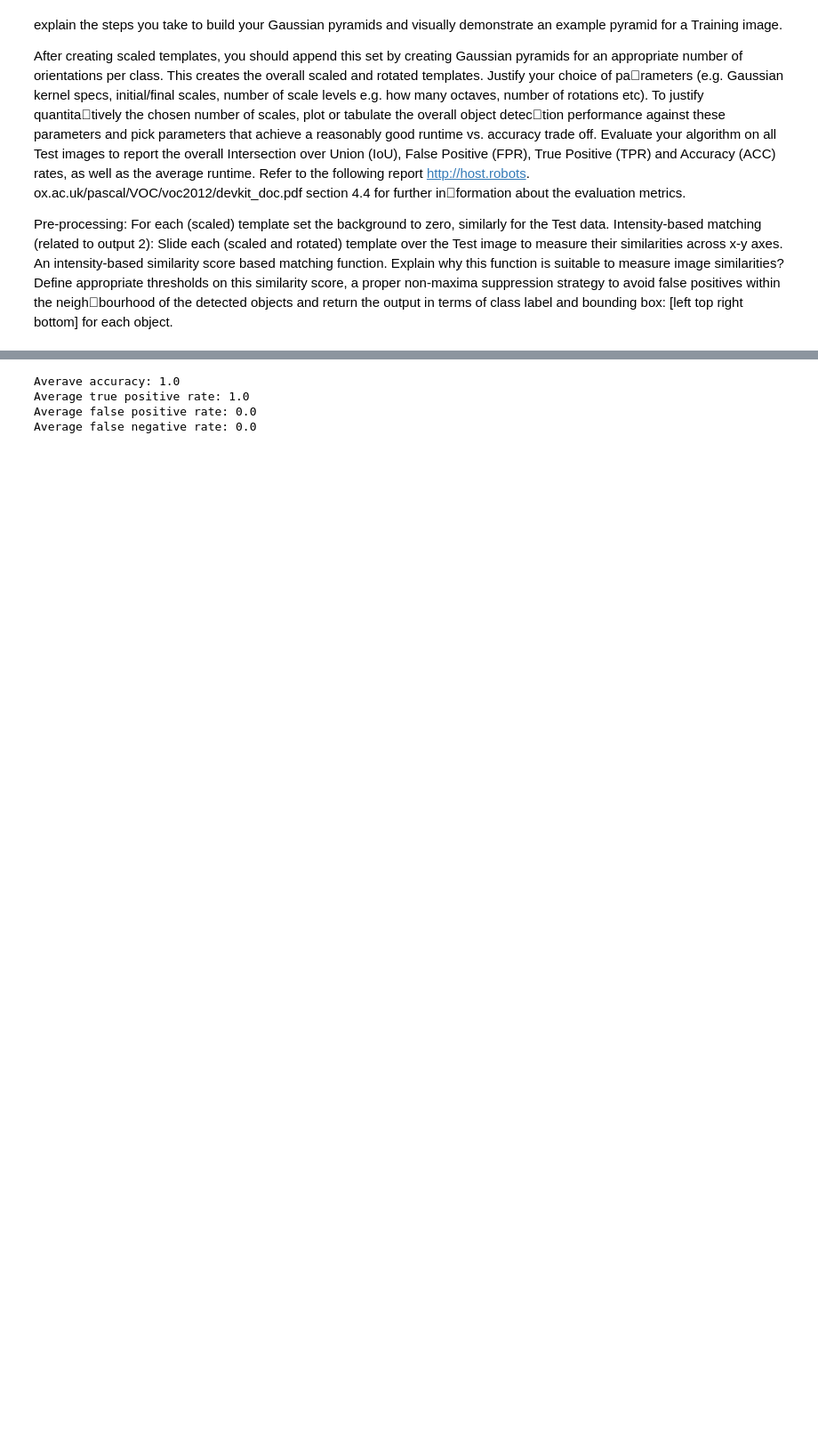
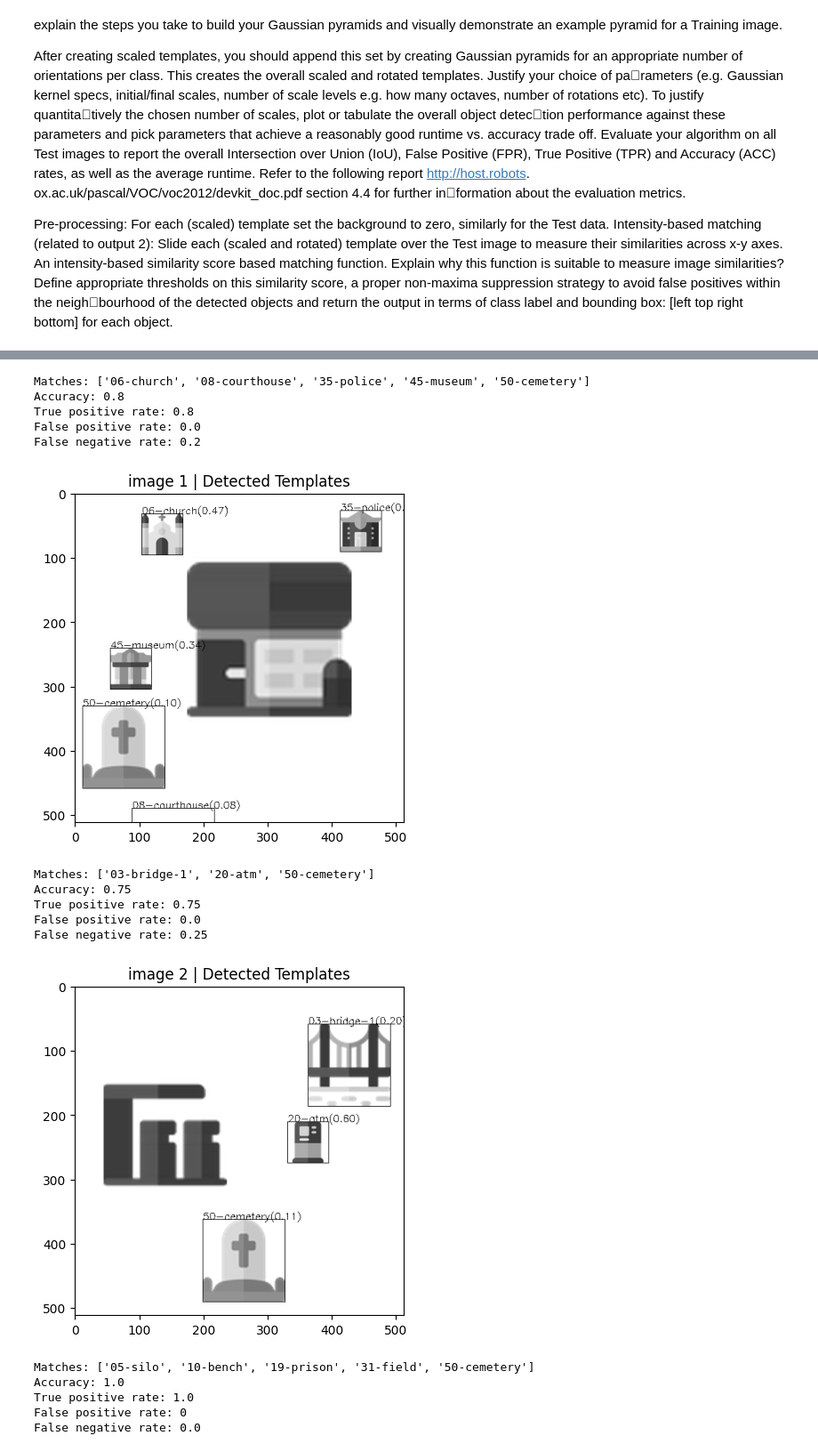
Before and after one commit to coeus-uk/computer-vision, a Jupyter notebook: Task2.ipynb, the cells around one changed output, grey strips where cells are left out. Shown at 89% size. Saved outputs shown, nothing was run; the diff lists cells and outputs as text; code cells hidden in the pictures; blank space fills up the shorter version.

```diff
--- a/Task2.ipynb
+++ b/Task2.ipynb
@@ -157,8 +59,6 @@ def laplace(img, left, right, top, bot):
 # %%
-templates = task2.template_pyramid_by_classname(Path("IconDataset", "png"), num_pyramid_levels)
-classname, template_pyr = next(templates)
-
-for template in template_pyr:
-    print(template.shape)
-    plt.imshow(cv2.cvtColor(template, cv2.COLOR_GRAY2RGB)), plt.show()
+templates = task2.template_pyramid_by_classname(Path("IconDataset", "png"))
+(classname, template_pyr) = next(templates)
+for i, layer in enumerate(template_pyr):
+    # plt.imshow(cv2.cvtColor(layer, cv2.COLOR_GRAY2RGB)), plt.title(f"{classname} | layer {i}"), plt.show()
 # %% [output]
@@ -175,36 +66,66 @@ for template in template_pyr:
 # %%
-image_pyramid_levels = 5
+
 images = task2.images_with_annotations(Path("Task2Dataset"))
 templates = task2.template_pyramid_by_classname(Path("IconDataset", "png"))
 templates = [(classname, pyr) for (classname, pyr) in templates]
 
+# plt.imshow(templates[0][1][0], cmap='gray')
+# plt.title(f'template')
+# plt.show()
+
 results: list[tuple[float, float, float, float]] = []
 
-for img, annotations in images:
-    img_pyr = task2.gaussian_pyrarmid(img, image_pyramid_levels)
+for i, (img, annotations) in enumerate(images):
+    # img_pyr = task2.gaussian_pyrarmid(img, image_pyramid_levels)
+
+    # image_grayscale = img#cv2.cvtColor(img, cv2.COLOR_BGR2GRAY)
+    # _, image_binary = cv2.threshold(image_grayscale, 254, 255, cv2.THRESH_BINARY)
+    # mask = cv2.bitwise_not(image_binary)
+    # print(img.shape, mask.shape)
+    # image_masked = cv2.bitwise_and(img, mask)
+    # img = image_masked
+    # plt.imshow(image_masked, cmap='gray'), plt.show()
+
+    img_pyr = [img]
     classnames, scores, pred_boxes = task2.predict_all_templates(img_pyr, templates)
+
     task2.non_max_suppression(pred_boxes, scores, classnames)
     task2.annotate_predictions(img, classnames, scores, pred_boxes)
     metrics = task2.evaluation_metrics(dict(zip(classnames, pred_boxes)), annotations)
     results.append(metrics)
 
-    # accuracy, true_pos_rate, false_pos_rate, false_neg_rate = metrics
-    # print(f"Accuracy: {accuracy}")
-    # print(f"True positive rate: {true_pos_rate}")
-    # print(f"False positive rate: {false_pos_rate}")
-    # print(f"False negative rate: {false_neg_rate} ")
+    accuracy, true_pos_rate, false_pos_rate, false_neg_rate = metrics
+    print(f"Matches: {classnames}")
+    print(f"Accuracy: {accuracy}")
+    print(f"True positive rate: {true_pos_rate}")
+    print(f"False positive rate: {false_pos_rate}")
+    print(f"False negative rate: {false_neg_rate} ")
 
-    # plt.imshow(img, cmap='gray')
-    # plt.title('Detected Templates')
-    # plt.show()
+    plt.imshow(img, cmap='gray')
+    plt.title(f'image {i+1} | Detected Templates')
+    plt.show()
 
-average_metrics = [sum(values) / len(values) for values in zip(*results)]
+
+average_metrics = [np.mean(values) for values in zip(*results)]
 print(f"Averave accuracy: {average_metrics[0]}")
 print(f"Average true positive rate: {average_metrics[1]}")
 print(f"Average false positive rate: {average_metrics[2]}")
 print(f"Average false negative rate: {average_metrics[3]} ")
 # %% [output]
-Averave accuracy: 1.0
-Average true positive rate: 1.0
-Average false positive rate: 0.0
-Average false negative rate: 0.0
+Matches: ['06-church', '08-courthouse', '35-police', '45-museum', '50-cemetery']
+Accuracy: 0.8
+True positive rate: 0.8
+False positive rate: 0.0
+False negative rate: 0.2
+[figure, added]
+Matches: ['03-bridge-1', '20-atm', '50-cemetery']
+Accuracy: 0.75
+True positive rate: 0.75
+False positive rate: 0.0
+False negative rate: 0.25
+[figure, added]
+Matches: ['05-silo', '10-bench', '19-prison', '31-field', '50-cemetery']
+Accuracy: 1.0
+True positive rate: 1.0
+False positive rate: 0
+False negative rate: 0.0
```
Also changed, not shown: parts of 12 cells of this notebook, 2 other files.
